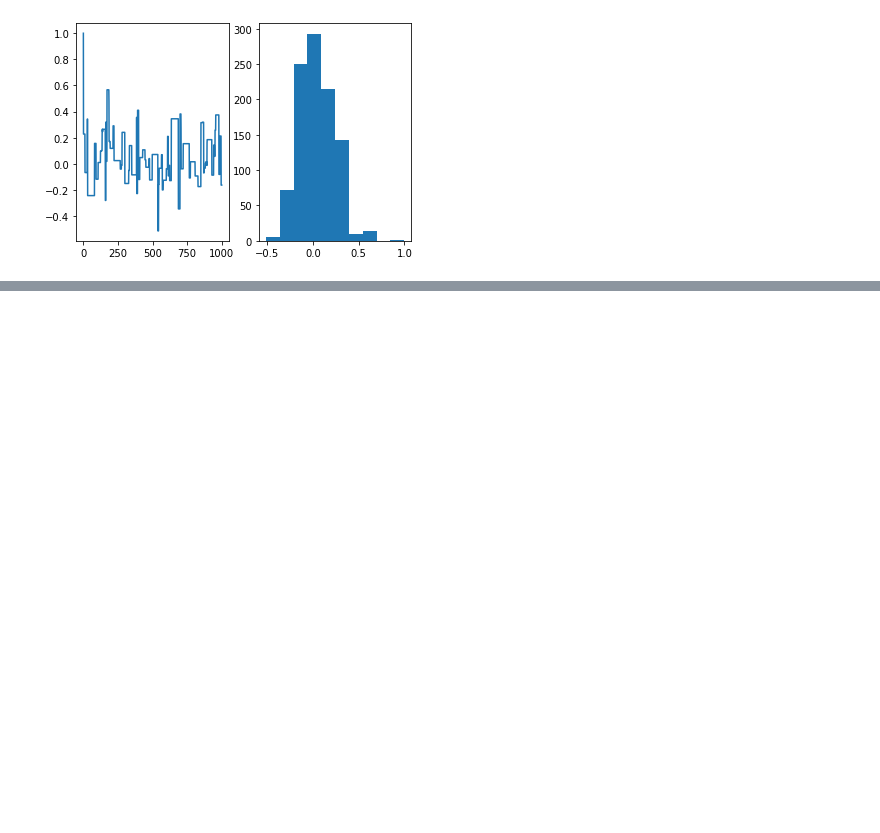
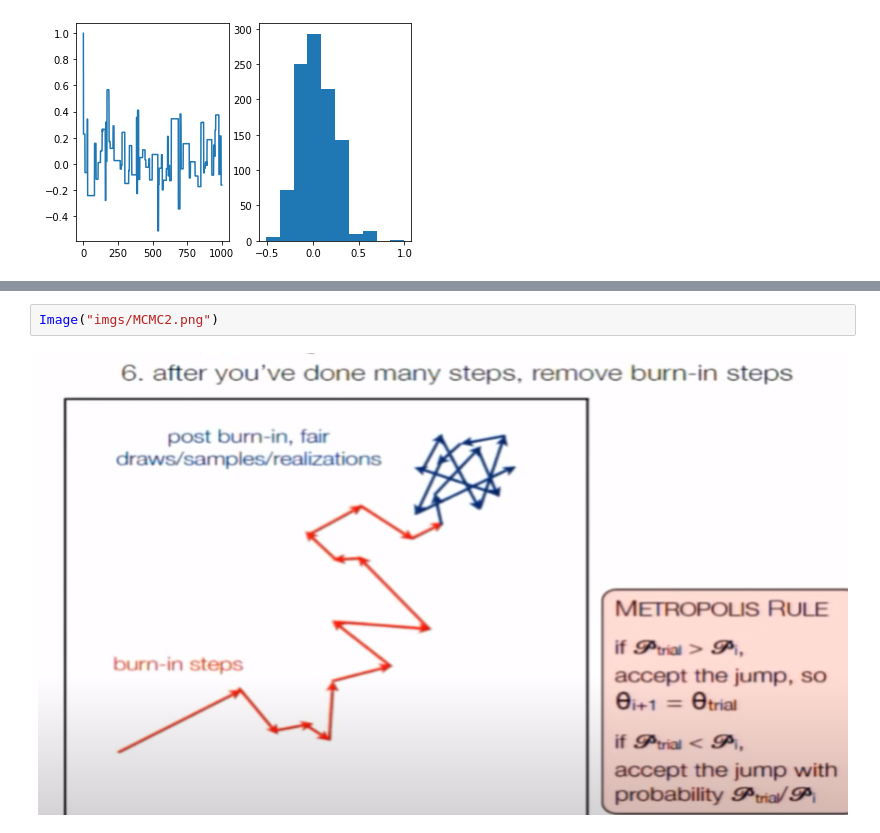
Before and after one commit to XiuliChen/Markov-chain-Monte-Carlo-, a Jupyter notebook: MCMC for beginners.ipynb, the cells around one changed output, grey strips where cells are left out. Drawn from its saved outputs; the diff is of its cells as text; blank space fills up the shorter version.

```diff
--- a/MCMC for beginners.ipynb
+++ b/MCMC for beginners.ipynb
@@ -176,0 +189,4 @@ plt.hist(posterior)
+# %%
+Image("imgs/MCMC2.png")
+# %% [output]
+[figure, added]
```
Also changed, not shown: parts of 4 cells of this notebook, 2 other files.
